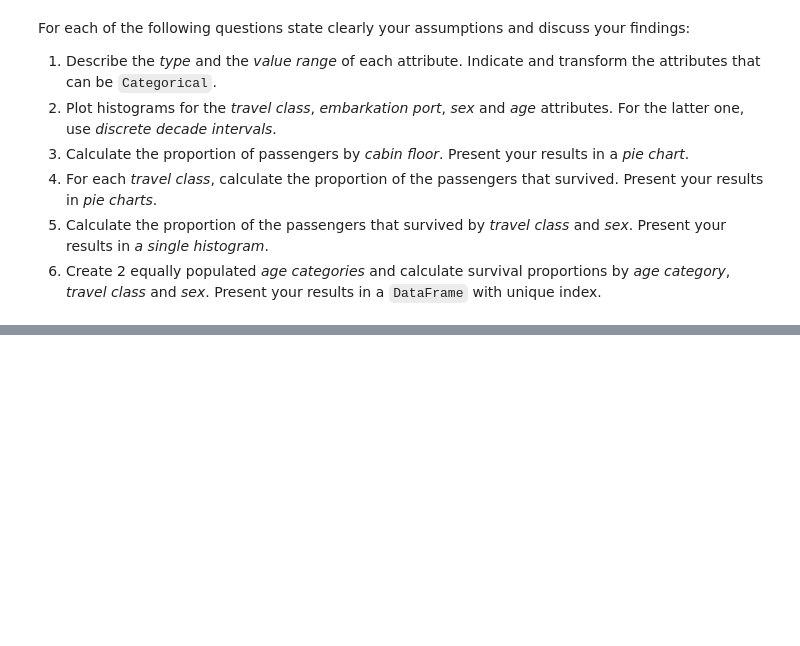
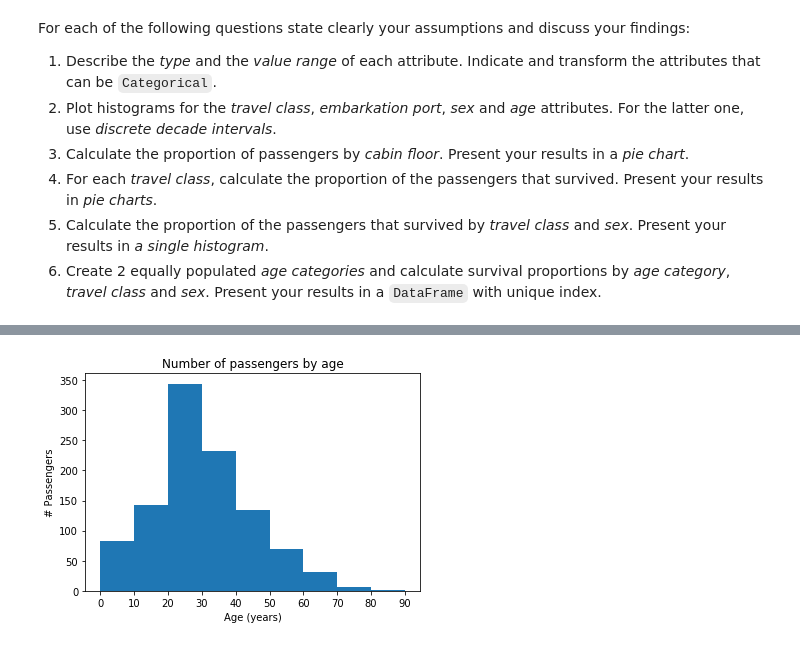
Before and after one commit to tarmeens/ada-homework, a Jupyter notebook: 01 - Pandas and Data Wrangling/Homework 1.ipynb, the cells around one changed output, grey strips where cells are left out. Saved outputs shown, nothing was run; the diff lists cells and outputs as text; code cells hidden in the pictures; blank space fills up the shorter version.

```diff
--- a/01 - Pandas and Data Wrangling/Homework 1.ipynb
+++ b/01 - Pandas and Data Wrangling/Homework 1.ipynb
@@ -257,0 +373,9 @@ For each of the following questions state clearly your assumptions and discuss y
+# %%
+decades = [0,10,20,30,40,50,60,70,80,90]
+ax = titanic['age'].plot.hist(bins=decades , title='Number of passengers by age')
+ax.set_xticks(decades)
+ax.set_xlabel('Age (years)')
+ax.set_ylabel('# Passengers')
+plt.show()
+# %% [output]
+[figure, added]
```
Also changed, not shown: parts of 21 cells of this notebook.
